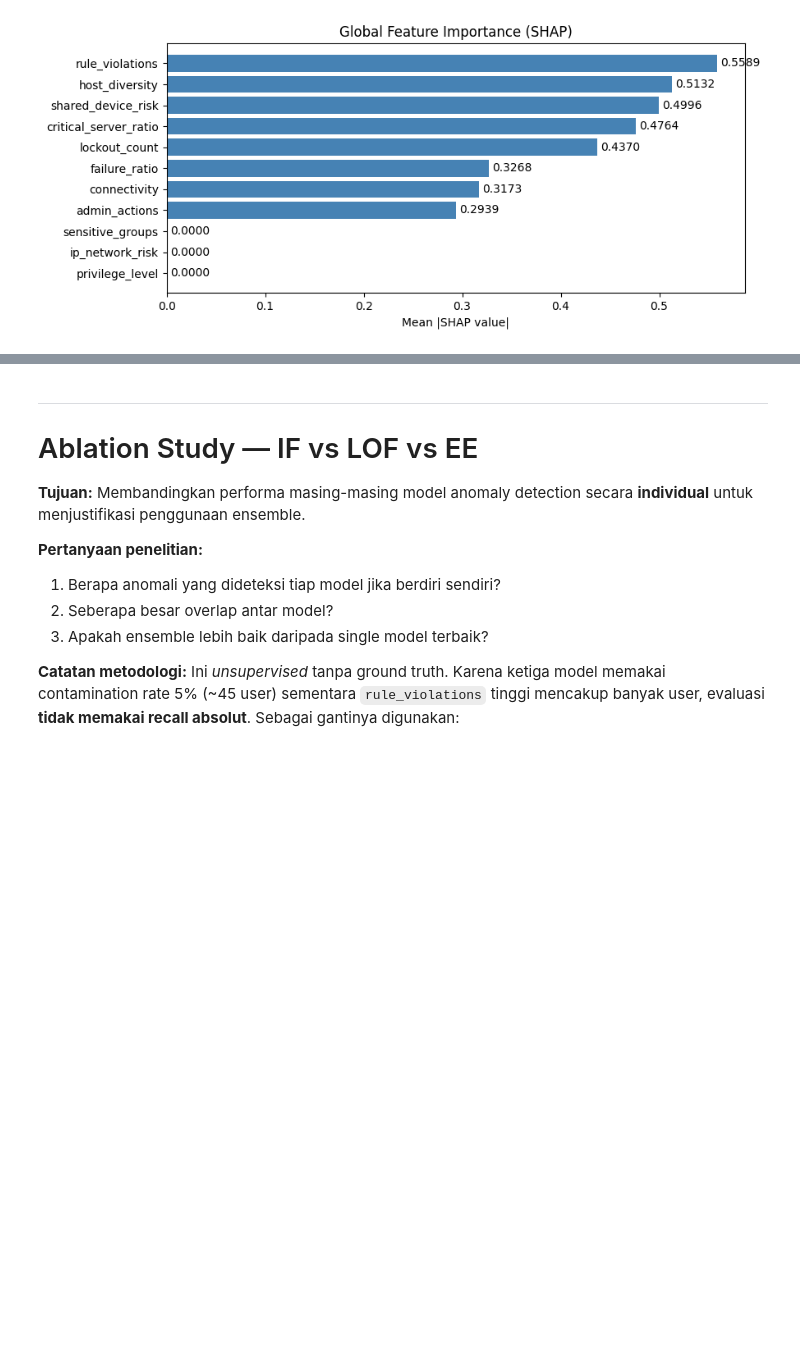
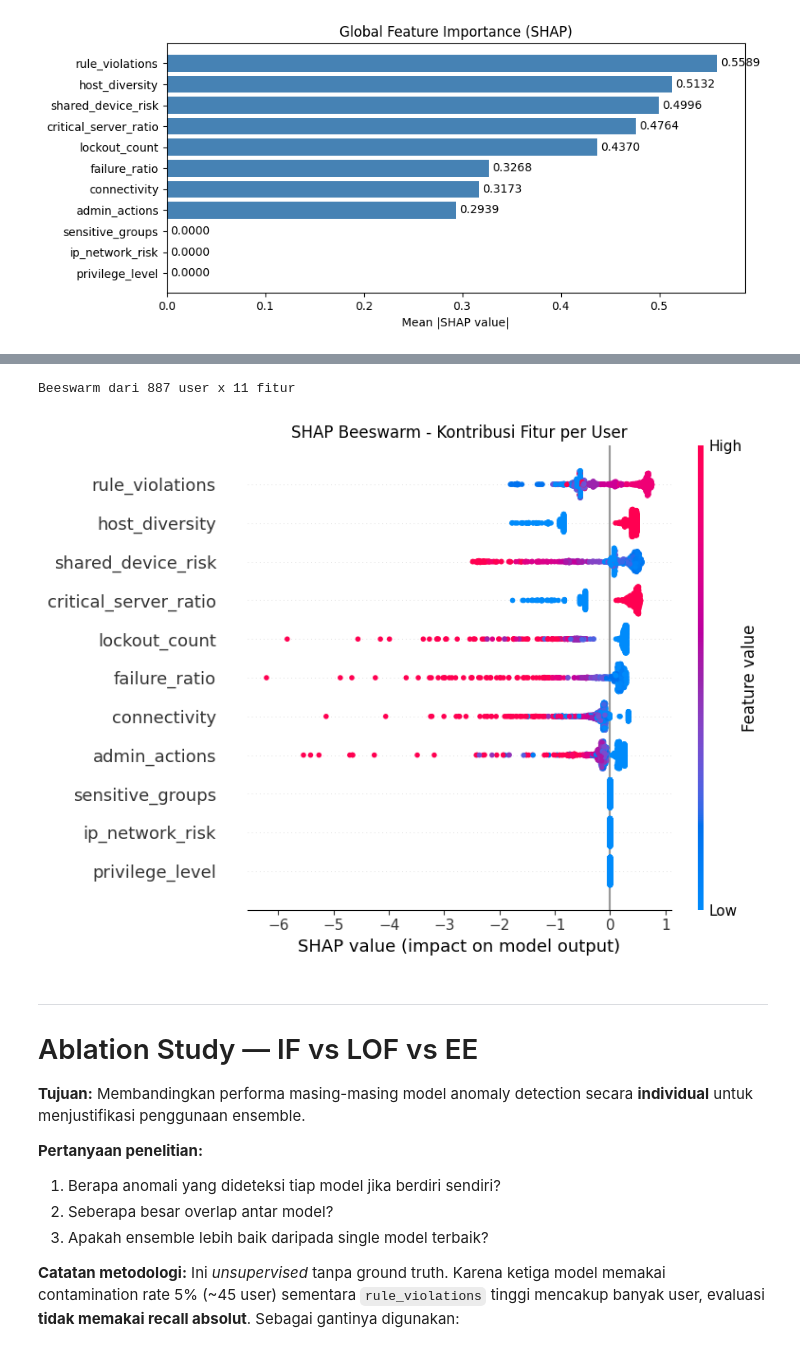
Before and after one commit to mahathirmuh/ad-anomaly-detection, a Jupyter notebook: pipeline_adaudit.ipynb, the cells around one changed output, grey strips where cells are left out. Cells and saved outputs as stored; diff of their text form; code cells hidden in the pictures; blank space fills up the shorter version.

```diff
--- a/pipeline_adaudit.ipynb
+++ b/pipeline_adaudit.ipynb
@@ -439,3 +606,39 @@ plt.show()
+# %%
+# Beeswarm SHAP summary plot (gaya shap.summary_plot bawaan)
+import shap
+import pandas as pd
+import numpy as np
+import matplotlib.pyplot as plt
+
+# Nilai SHAP per user (Phase 5.5) + nilai fitur mentah (Phase 4)
+shap_df = pd.read_csv('data/phase55_shap_values.csv')
+feat_df = pd.read_csv('data/phase4_graph_features.csv')
+
+shap_cols = [c for c in shap_df.columns if c.startswith('shap_')]
+feature_names = [c.replace('shap_', '') for c in shap_cols]
+
+# Align kedua tabel berdasarkan user_id agar baris bersesuaian
+merged = shap_df[['user_id'] + shap_cols].merge(
+    feat_df[['user_id'] + feature_names], on='user_id', how='inner')
+
+shap_matrix = merged[shap_cols].to_numpy()          # (n_user, 11) nilai SHAP
+feature_values = merged[feature_names].to_numpy()   # (n_user, 11) nilai fitur -> warna
+
+print(f'Beeswarm dari {shap_matrix.shape[0]} user x {shap_matrix.shape[1]} fitur')
+
+shap.summary_plot(
+    shap_matrix,
+    features=feature_values,
+    feature_names=feature_names,
+    plot_type='dot',
+    max_display=len(feature_names),
+    show=False)
+plt.title('SHAP Beeswarm - Kontribusi Fitur per User', fontsize=12)
+plt.tight_layout()
+plt.show()
+# %% [output]
+Beeswarm dari 887 user x 11 fitur
+[figure, added]
 # %% [markdown]
 ---
 # Ablation Study — IF vs LOF vs EE
```
Also changed, not shown: parts of 6 cells of this notebook, 35 other files.
